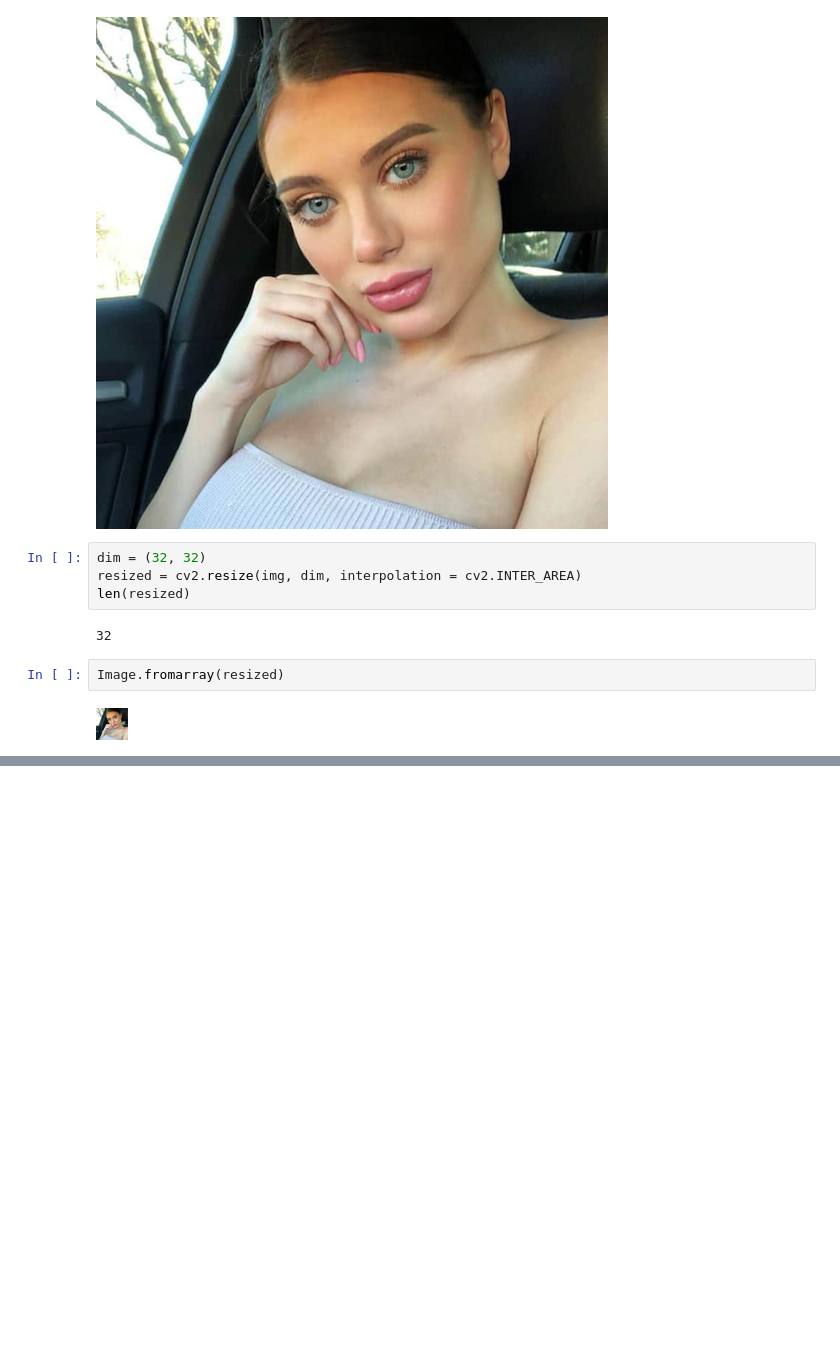
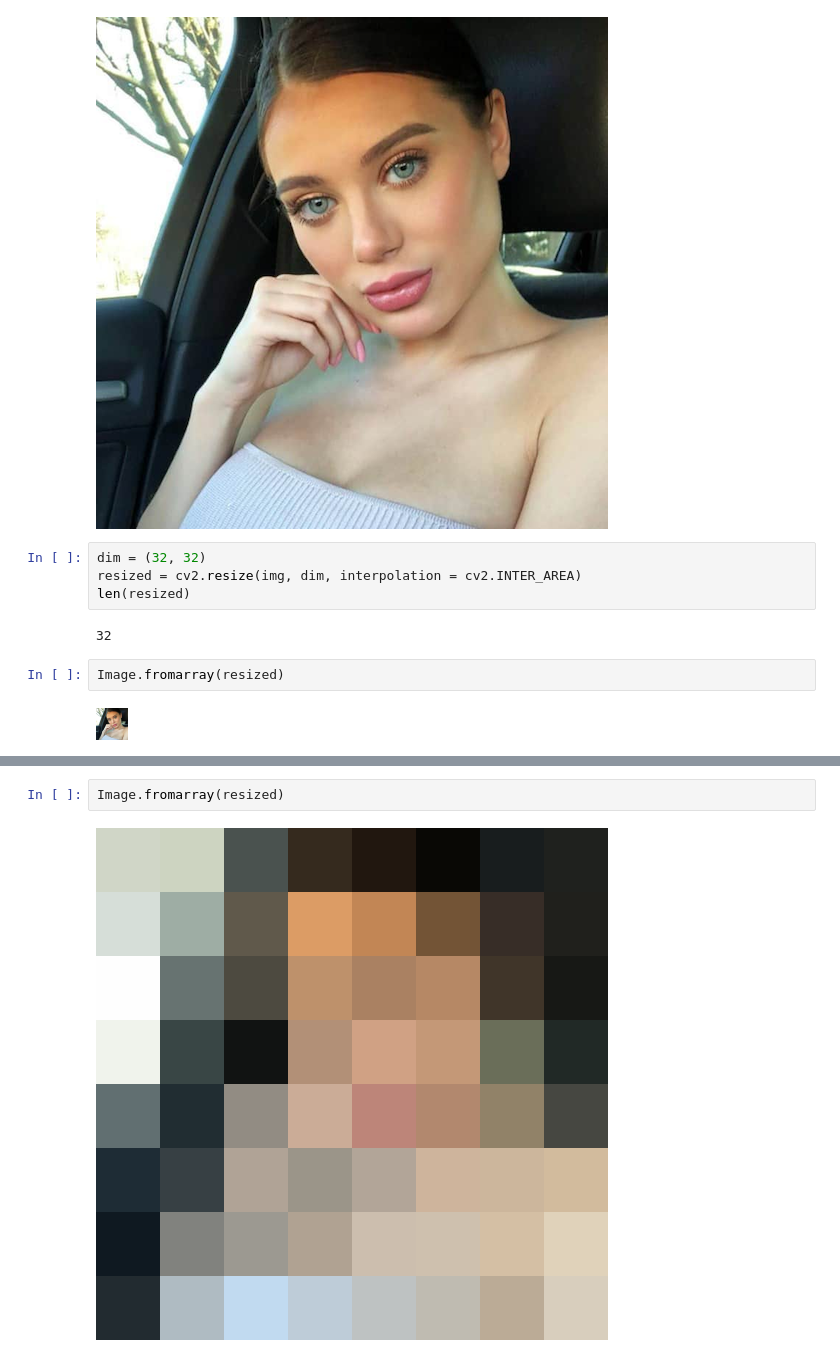
Before and after one commit to SamanFekri/MasterThesis, a Jupyter notebook: fill50k/ControlNet/Test.ipynb, the cells around one changed output, grey strips where cells are left out. Drawn from its saved outputs; the diff is of its cells as text; blank space fills up the shorter version.

```diff
--- a/fill50k/ControlNet/Test.ipynb
+++ b/fill50k/ControlNet/Test.ipynb
@@ -213,0 +252,4 @@ Image.fromarray(resized)
+# %%
+Image.fromarray(resized)
+# %% [output]
+[figure, added]
```
Also changed, not shown: parts of 11 cells of this notebook, 3 other files.
